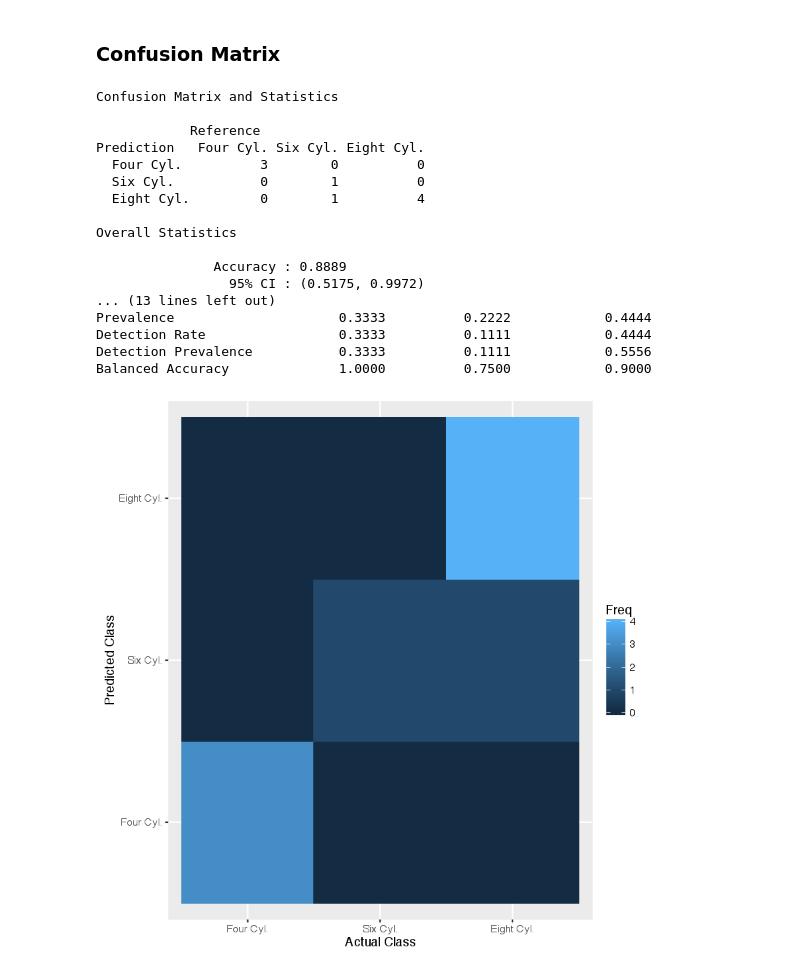
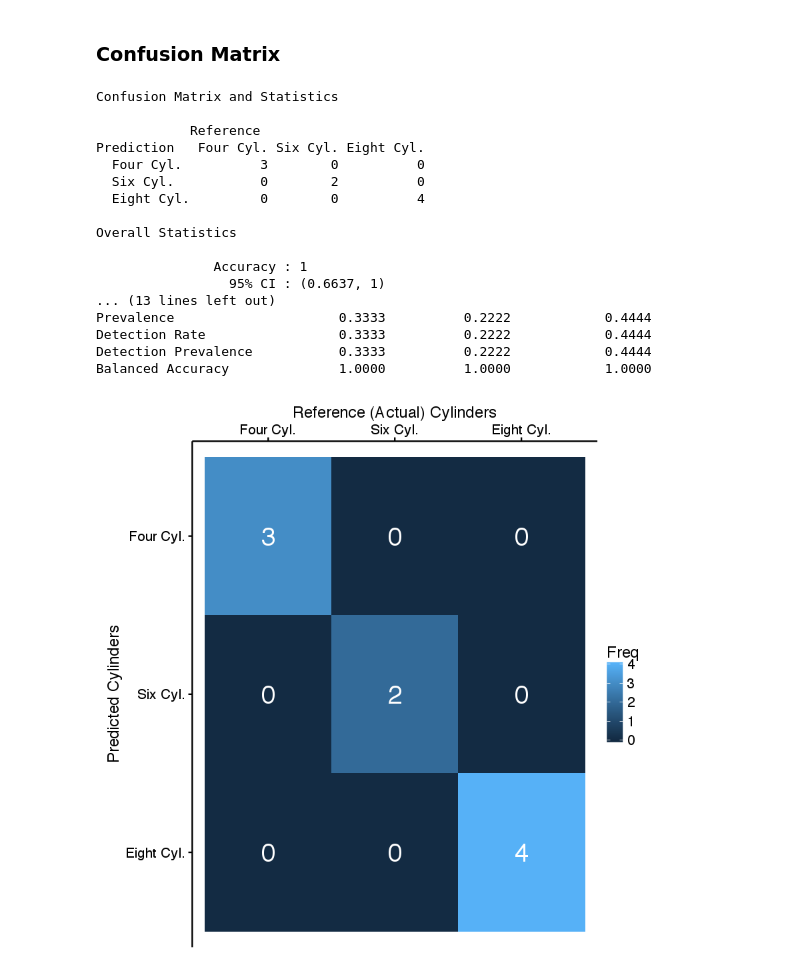
Before and after one commit to thoolihan/R-ML-Overview, a Jupyter notebook: Cars Classication.ipynb, the cells around one changed output. Drawn from its saved outputs; the diff is of its cells as text; code cells hidden in the pictures.

```diff
--- a/Cars Classication.ipynb
+++ b/Cars Classication.ipynb
@@ -63,7 +63,8 @@ tg
 model <- train(cyl ~ .,
                data = train,
                method = "multinom",
-               tuneGrid = tg)
+               tuneGrid = tg,
+               trace = FALSE)
 # %% [output]
 |  | .decay |
 | 1 | 0.75 |
@@ -173,22 +157,27 @@ Confusion Matrix and Statistics
             Reference
 Prediction   Four Cyl. Six Cyl. Eight Cyl.
   Four Cyl.          3        0          0
-  Six Cyl.           0        1          0
-  Eight Cyl.         0        1          4
+  Six Cyl.           0        2          0
+  Eight Cyl.         0        0          4
 
 Overall Statistics
 
-               Accuracy : 0.8889
-                 95% CI : (0.5175, 0.9972)
+               Accuracy : 1
+                 95% CI : (0.6637, 1)
 ... (13 lines left out)
 Prevalence                     0.3333          0.2222            0.4444
-Detection Rate                 0.3333          0.1111            0.4444
-Detection Prevalence           0.3333          0.1111            0.5556
-Balanced Accuracy              1.0000          0.7500            0.9000
+Detection Rate                 0.3333          0.2222            0.4444
+Detection Prevalence           0.3333          0.2222            0.4444
+Balanced Accuracy              1.0000          1.0000            1.0000
 # %%
-ggplot(as.data.frame(cm$table)) +
+library(cowplot) # for ggdraw call
+
+cmf <- as.data.frame(cm$table)
+cmg <- ggplot(cmf) +
   geom_tile(aes(x=Prediction, y=Reference, fill=Freq)) +
-  scale_x_discrete(name="Actual Class") +
-  scale_y_discrete(name="Predicted Class")
+  scale_x_discrete(name="Reference (Actual) Cylinders") +
+  scale_y_discrete(name="Predicted Cylinders", limits = rev(levels(cmf$Prediction))) +
+  geom_text(aes(x = Prediction, y = Reference, label = Freq), color = "white", size = 8)
+ggdraw(switch_axis_position(cmg, axis = 'x'))
 # %% [output]
-[figure, old version]
+[figure, new version]
```
Also changed, not shown: parts of 3 cells of this notebook, 1 other file.
